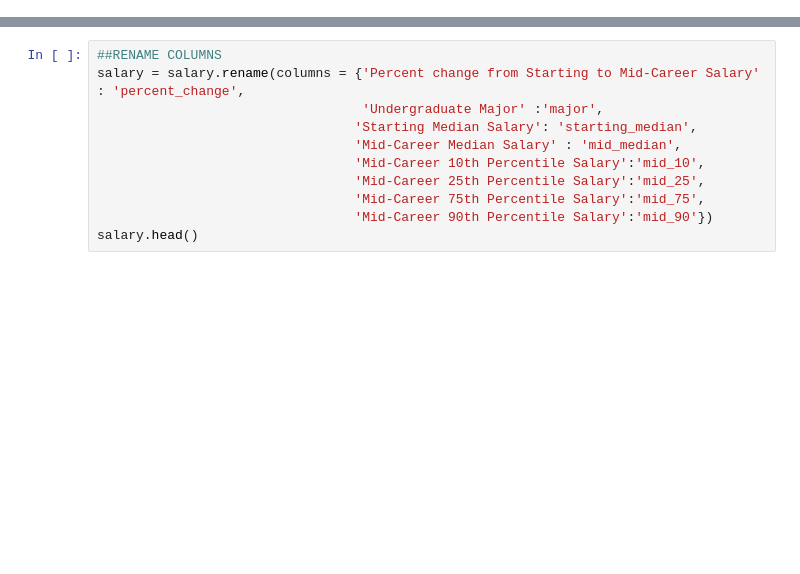
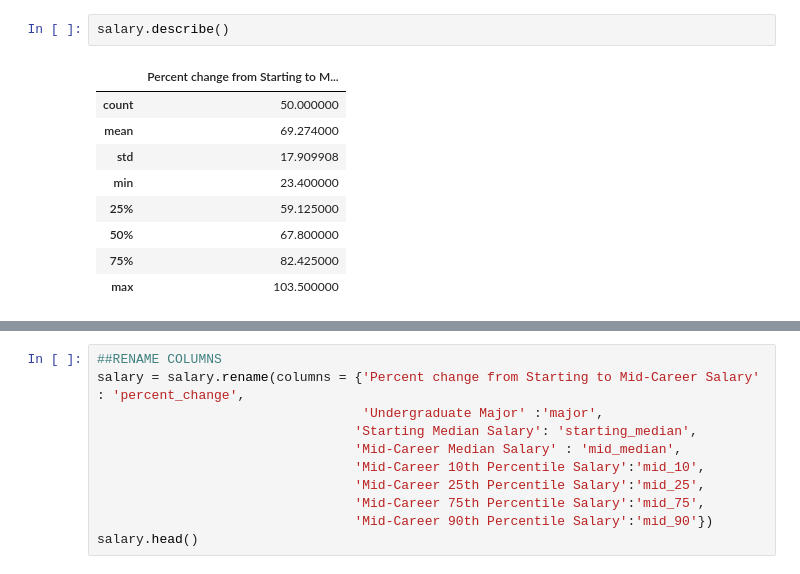
Before and after one commit to tracyn2179/datadelcal20, a Jupyter notebook: dataDecal20.ipynb, the cells around one changed output, grey strips where cells are left out. Drawn from its saved outputs; the diff is of its cells as text; blank space fills up the shorter version.

```diff
--- a/dataDecal20.ipynb
+++ b/dataDecal20.ipynb
@@ -12,3 +26,15 @@ salary.head()
 | 2 | Agriculture | $42,600.00 | $71,900.00 | 68.8 | ... |
 | 3 | Anthropology | $36,800.00 | $61,500.00 | 67.1 | ... |
 | 4 | Architecture | $41,600.00 | $76,800.00 | 84.6 | ... |
+# %%
+salary.describe()
+# %% [output]
+|  | Percent change from Starting to M... |
+| count | 50.000000 |
+| mean | 69.274000 |
+| std | 17.909908 |
+| min | 23.400000 |
+| 25% | 59.125000 |
+| 50% | 67.800000 |
+| 75% | 82.425000 |
+| max | 103.500000 |
```
Also changed, not shown: parts of 8 cells of this notebook, 6 other files.
